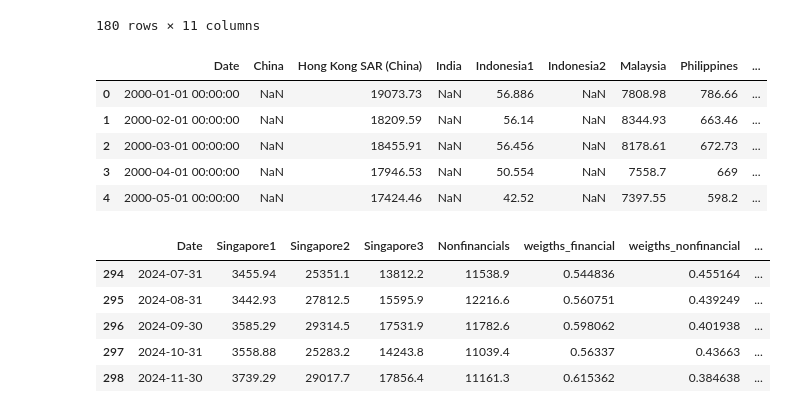
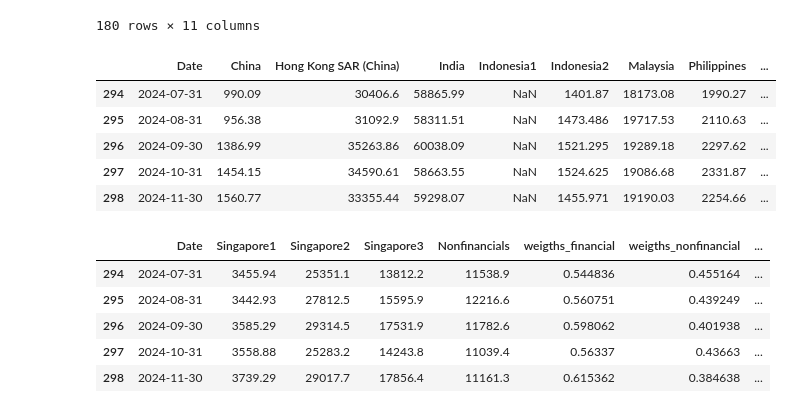
Before and after one commit to aizudeen11/cfm-nlp, a Jupyter notebook: main.ipynb, the cells around one changed output. Drawn from its saved outputs; the diff is of its cells as text; code cells hidden in the pictures.

```diff
--- a/main.ipynb
+++ b/main.ipynb
@@ -228,42 +221,44 @@ empi
 180 rows × 11 columns
 # %%
 import pandas as pd
+import numpy as np
 
 key_dict_fb = {
             'Select this link and click Refresh/Edit Download to update data and add or remove series': 'Date',
             'Index: Shenzhen Stock Exchange: Financials': 'China',
             'Index: Hang Seng Finance': 'Hong Kong SAR (China)',
             'BSE: Index: Bankex': 'India',
             '(DC)IDX: Index: Finance': 'Indonesia1',
             'IDX: Index: Financials': 'Indonesia2',
             'Bursa Malaysia: Index: Financial Services': 'Malaysia',
             'Index: BankingFinancial Services': 'Philippines',
             'Equity Market Index: Month End: FTSE Strait Times':'Singapore1',
             'Singapore Exchange Turnover: Value: Mainboard': 'Singapore2',
             'Singapore Exchange Turnover: Value: Mainboard: Financials': 'Singapore3',
             'Index: KOSPI: Financial Institutions': 'South Korea',
             'TWSE: Equity Market Index: Finance and Insurance': 'Taiwan',
-            'SET: Index: Banking': 'Thailand1',
-            'SET: Index: Finance and Securities': 'Thailand2',
-            'SET: Index: Insurance': 'Thailand3',
-            'SET: Market Capitalization: Banking': 'Thailand4',
-            'SET: Market Capitalization: Finance and Securities': 'Thailand5',
-            'SET: Market Capitalization: Insurance': 'Thailand6',
+            'SET: Index: Banking': 'Thailand1', #T
+            'SET: Index: Finance and Securities': 'Thailand2', #V
+            'SET: Index: Insurance': 'Thailand3', #U
+            'SET: Market Capitalization: Banking': 'Thailand4', #X
+            'SET: Market Capitalization: Finance and Securities': 'Thailand5', #Y
+            'SET: Market Capitalization: Insurance': 'Thailand6', #Z
             'Financial Index': 'Financial Index1',
             }
 fb = pd.read_excel(r'C:\Users\AhmadAizudeen\OneDrive - The SOUTH-EAST ASIAN CENTRAL BANKS (SEACEN) RESEARCH AND TRAINING\Capital Flow Monitor\SEACEN CFM January 2025\edited files\Data\Financial Stress Indices.xlsx', sheet_name='Stock Price Indexes')
 fb = fb[key_dict_fb.keys()]
 fb.drop([0,1,2], inplace=True)
 fb.rename(columns=key_dict_fb, inplace=True)
 fb.reset_index(drop=True, inplace=True)
-fb.head()
+fb['Date'] = pd.to_datetime(fb['Date']) + pd.offsets.MonthEnd(0)
+fb.tail()
 # %% [output]
 |  | Date | China | Hong Kong SAR (China) | India | Indonesia1 | Indonesia2 | Malaysia | Philippines | ... |
-| 0 | 2000-01-01 00:00:00 | NaN | 19073.73 | NaN | 56.886 | NaN | 7808.98 | 786.66 | ... |
-| 1 | 2000-02-01 00:00:00 | NaN | 18209.59 | NaN | 56.14 | NaN | 8344.93 | 663.46 | ... |
-| 2 | 2000-03-01 00:00:00 | NaN | 18455.91 | NaN | 56.456 | NaN | 8178.61 | 672.73 | ... |
-| 3 | 2000-04-01 00:00:00 | NaN | 17946.53 | NaN | 50.554 | NaN | 7558.7 | 669 | ... |
-| 4 | 2000-05-01 00:00:00 | NaN | 17424.46 | NaN | 42.52 | NaN | 7397.55 | 598.2 | ... |
+| 294 | 2024-07-31 | 990.09 | 30406.6 | 58865.99 | NaN | 1401.87 | 18173.08 | 1990.27 | ... |
+| 295 | 2024-08-31 | 956.38 | 31092.9 | 58311.51 | NaN | 1473.486 | 19717.53 | 2110.63 | ... |
+| 296 | 2024-09-30 | 1386.99 | 35263.86 | 60038.09 | NaN | 1521.295 | 19289.18 | 2297.62 | ... |
+| 297 | 2024-10-31 | 1454.15 | 34590.61 | 58663.55 | NaN | 1524.625 | 19086.68 | 2331.87 | ... |
+| 298 | 2024-11-30 | 1560.77 | 33355.44 | 59298.07 | NaN | 1455.971 | 19190.03 | 2254.66 | ... |
 # %%
 import warnings
 warnings.filterwarnings("ignore")
```
Also changed, not shown: parts of 11 cells of this notebook, 1 other file.
